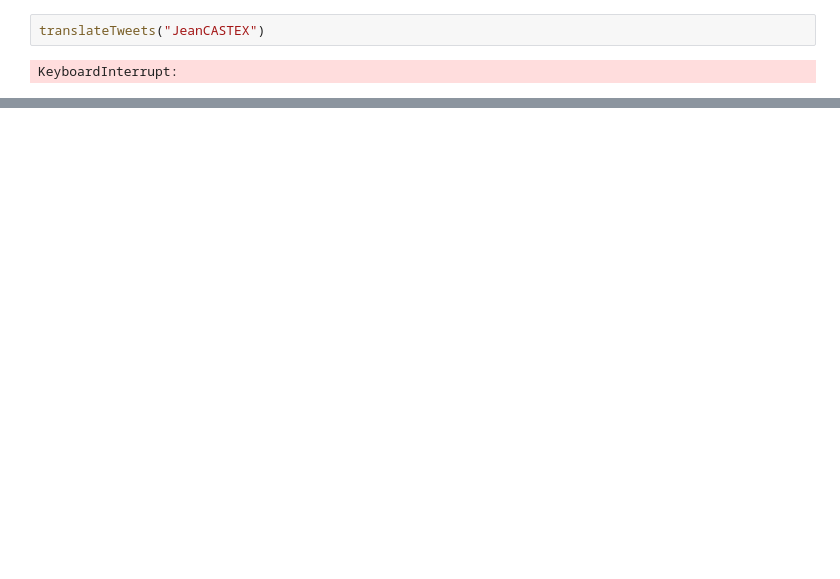
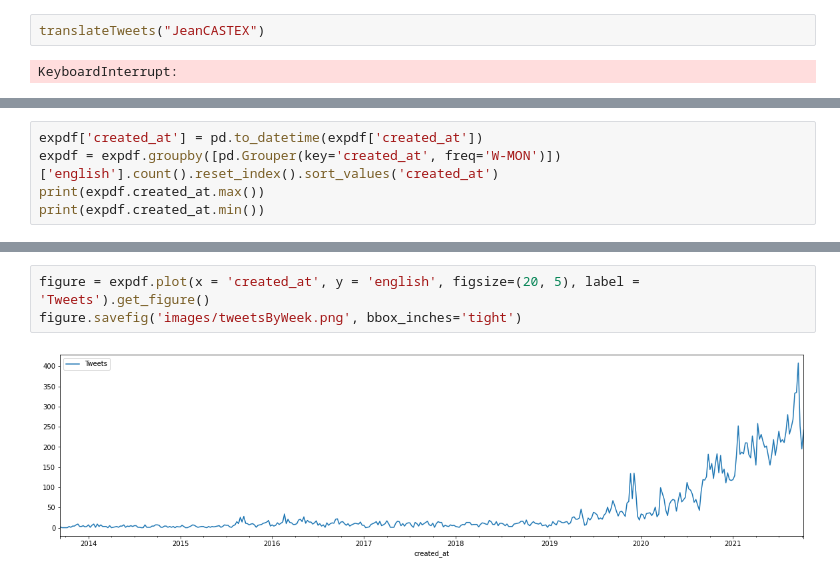
Before and after one commit to myresd/szakdolgozat, a Jupyter notebook: szakdoga_code.ipynb, the cells around one changed output, grey strips where cells are left out. Saved outputs shown, nothing was run; the diff lists cells and outputs as text; blank space fills up the shorter version.

```diff
--- a/szakdoga_code.ipynb
+++ b/szakdoga_code.ipynb
@@ -203,0 +405,5 @@ KeyboardInterrupt:
+# %%
+expdf['created_at'] = pd.to_datetime(expdf['created_at'])
+expdf = expdf.groupby([pd.Grouper(key='created_at', freq='W-MON')])['english'].count().reset_index().sort_values('created_at')
+print(expdf.created_at.max())
+print(expdf.created_at.min())
@@ -203,0 +413,5 @@ KeyboardInterrupt:
+# %%
+figure = expdf.plot(x = 'created_at', y = 'english', figsize=(20, 5), label = 'Tweets').get_figure()
+figure.savefig('images/tweetsByWeek.png', bbox_inches='tight')
+# %% [output]
+[figure, added]
```
Also changed, not shown: parts of 33 cells of this notebook, 33 other files.
